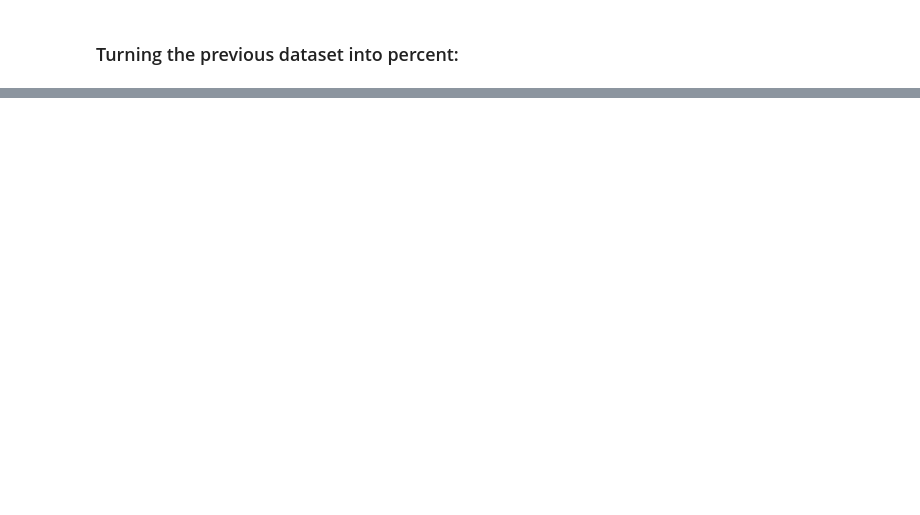
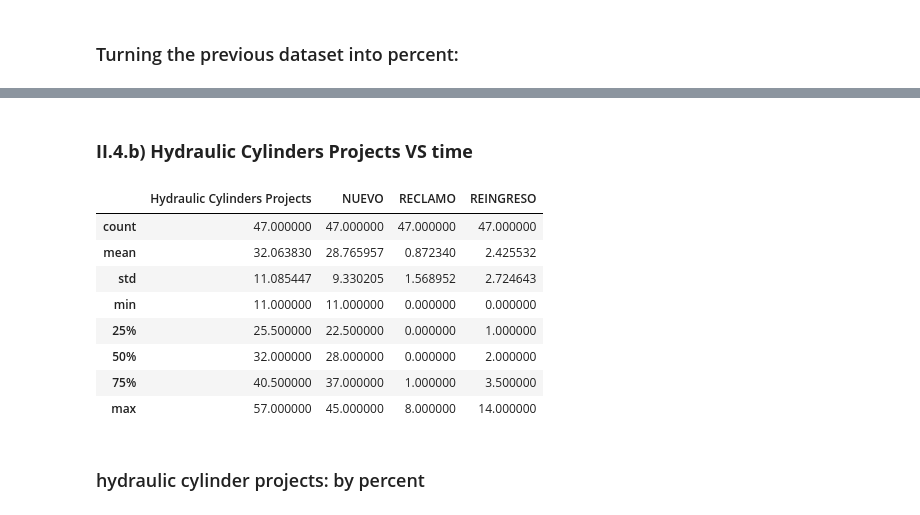
Before and after one commit to AutoMataX/ARG001_MechanicalWorkshop, a Jupyter notebook: EDA.ipynb, the cells around one changed output, grey strips where cells are left out. Drawn from its saved outputs; the diff is of its cells as text; code cells hidden in the pictures; blank space fills up the shorter version.

```diff
--- a/EDA.ipynb
+++ b/EDA.ipynb
@@ -177,0 +176,13 @@ plt.show()
+# %%
+df_hydraulic = df[df['Descripcion del proyecto'].str.contains("CILINDRO ")]
+#df[df['Descripcion del proyecto'].str.contains("CILINDRO ")]['Cliente'].value_counts().head(20)
+
+amount_clients = df_hydraulic['Cliente'].value_counts().shape[0]
+N = 20
+print(f"The company have {amount_clients} clients for the hydraulic cylinder bussines")
+
+top_client = df_hydraulic['Cliente'].value_counts().index[0]
+print(f"The company that send the high amount of hydraulic cylinder projects is: {top_client}")
+
+print(f"The top {N} is:")
+df_hydraulic['Cliente'].value_counts().head(N)
@@ -199,0 +381,10 @@ dtype: float64
+# %%
+category_p = df_pj.iloc[:,1:].columns
+df_pj_p = pd.DataFrame()
+
+for c in category_p:
+
+    df_pj_p[c] = round((df_pj[c] / df_pj[df_pj.columns[0]])*100, 1)
+
+df_pj_p.to_csv('./data/PercentProjects_vs_time.csv')
+df_pj_p.describe()
@@ -199,0 +401,31 @@ dtype: float64
+# %% [markdown]
+### **II.4.b) Hydraulic Cylinders Projects VS time**
+# %%
+# Projects by type: HYDRAULIC CYLINDERS
+
+df_pj_h = df_hydraulic['año-mes'].value_counts().sort_index() # This returns a Series
+df_pj_h = df_pj_h.to_frame(name='Hydraulic Cylinders Projects') # Series >>> pandas dataframe, the one to add the next ones.
+
+category_p = df_hydraulic['Tipo de ingreso'].unique()
+
+for c in category_p:
+
+    df_pj_c = df_hydraulic[df_hydraulic['Tipo de ingreso'] == c]['año-mes'].value_counts().sort_index() # This returns a Series
+    df_pj_c = df_pj_c.to_frame(name= c) # This turns the series into a pandas dataframe
+    df_pj_h = pd.concat([df_pj_h, df_pj_c], axis=1)
+
+df_pj_h = df_pj_h.fillna(0)
+df_pj_h.to_csv('./data/HydraulicProjects_vs_time.csv')
+df_pj_h.describe()
+# %% [output]
+|  | Hydraulic Cylinders Projects | NUEVO | RECLAMO | REINGRESO |
+| count | 47.000000 | 47.000000 | 47.000000 | 47.000000 |
+| mean | 32.063830 | 28.765957 | 0.872340 | 2.425532 |
+| std | 11.085447 | 9.330205 | 1.568952 | 2.724643 |
+| min | 11.000000 | 11.000000 | 0.000000 | 0.000000 |
+| 25% | 25.500000 | 22.500000 | 0.000000 | 1.000000 |
+| 50% | 32.000000 | 28.000000 | 0.000000 | 2.000000 |
+| 75% | 40.500000 | 37.000000 | 1.000000 | 3.500000 |
+| max | 57.000000 | 45.000000 | 8.000000 | 14.000000 |
+# %% [markdown]
+### hydraulic cylinder projects: by percent
```
Also changed, not shown: parts of 53 cells of this notebook, 9 other files.
